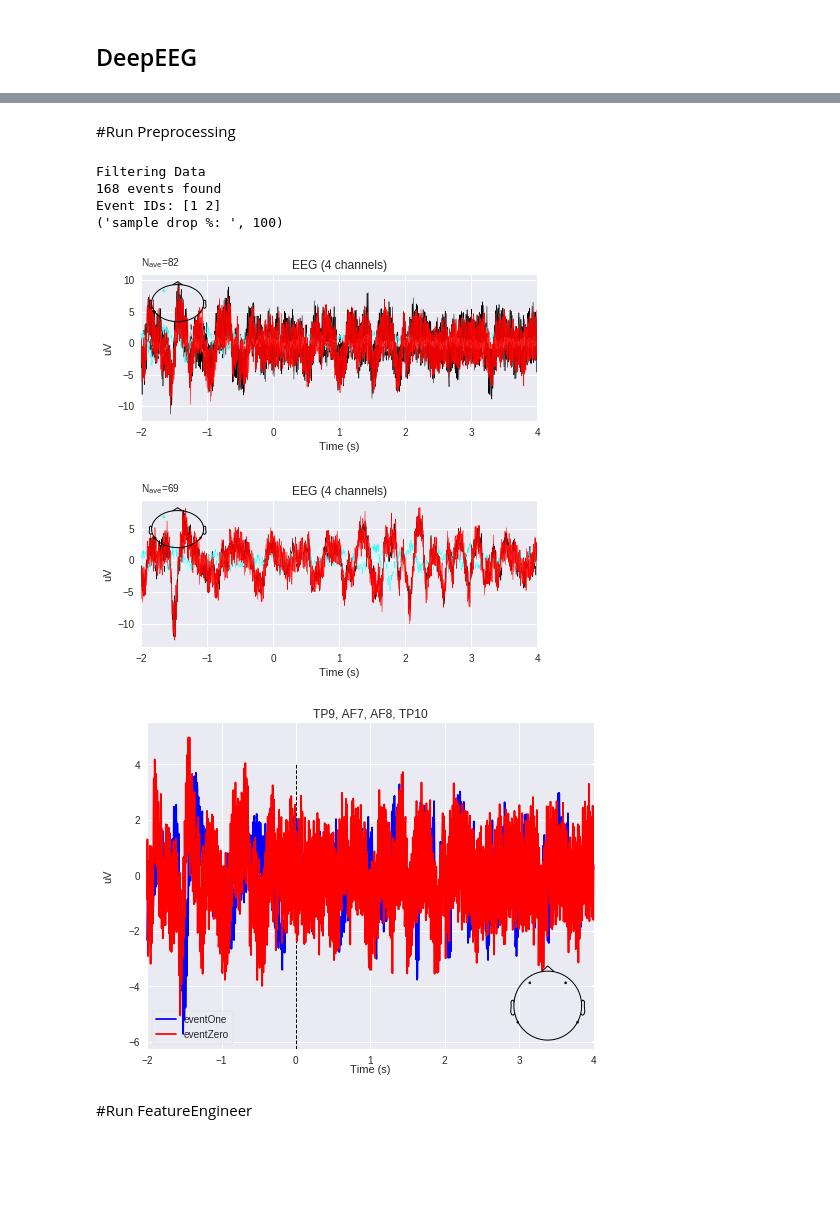
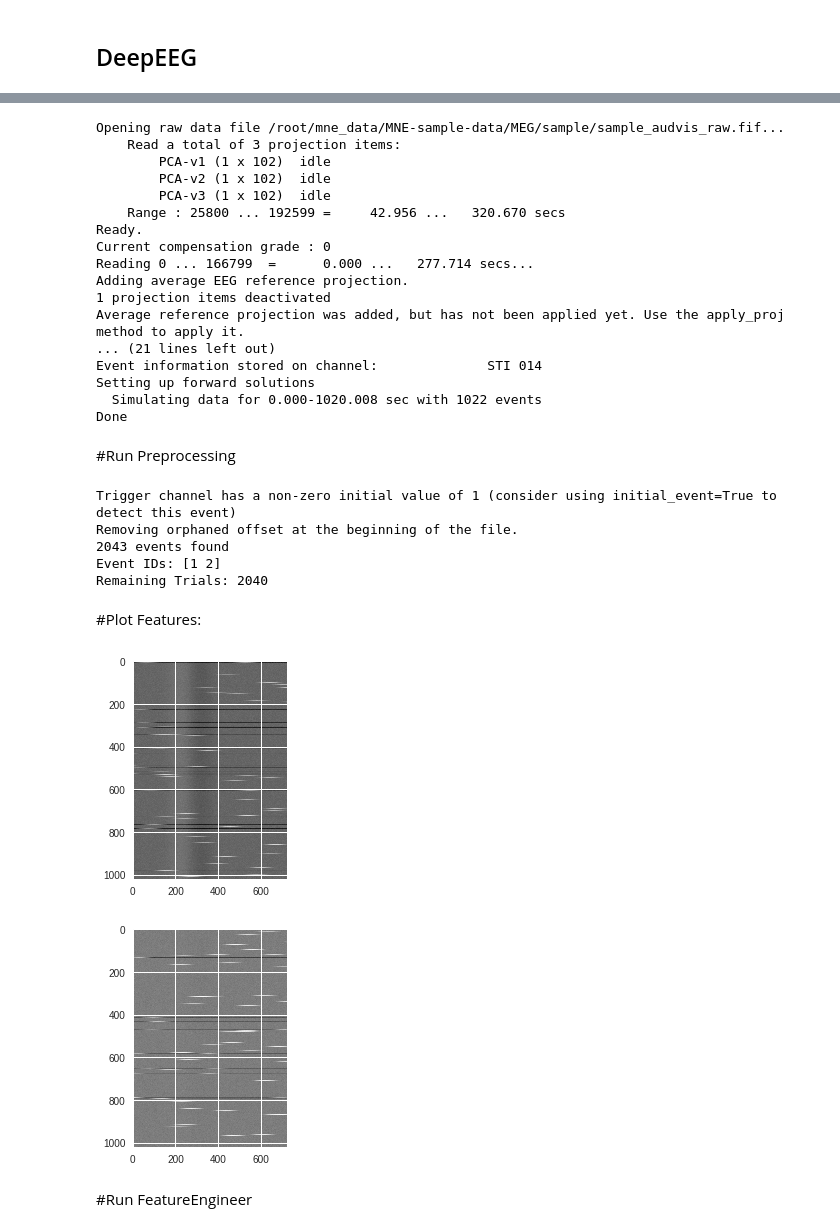
Before and after one commit to kylemath/DeepEEG, a Jupyter notebook: notebooks/DeepEEG_Sim.ipynb, the cells around one changed output, grey strips where cells are left out. Drawn from its saved outputs; the diff is of its cells as text; code cells hidden in the pictures; blank space fills up the shorter version.

```diff
--- a/notebooks/DeepEEG_Sim.ipynb
+++ b/notebooks/DeepEEG_Sim.ipynb
@@ -164,28 +35,42 @@ Ready.
+# %%
+raw,event_id = SimulateRaw(amp1 = 50, amp2 = 5, freq = 2., batch = 3)
+# %% [output]
+Opening raw data file /root/mne_data/MNE-sample-data/MEG/sample/sample_audvis_raw.fif...
+    Read a total of 3 projection items:
+        PCA-v1 (1 x 102)  idle
+        PCA-v2 (1 x 102)  idle
+        PCA-v3 (1 x 102)  idle
+    Range : 25800 ... 192599 =     42.956 ...   320.670 secs
+Ready.
+Current compensation grade : 0
+Reading 0 ... 166799  =      0.000 ...   277.714 secs...
+Adding average EEG reference projection.
+1 projection items deactivated
+Average reference projection was added, but has not been applied yet. Use the apply_proj method to apply it.
+... (21 lines left out)
+Event information stored on channel:              STI 014
+Setting up forward solutions
+  Simulating data for 0.000-1020.008 sec with 1022 events
+Done
 # %% [markdown]
 #Run Preprocessing
-# %%
-##Preprocessing Settings
-event_id = {event_names[1]: event_nums[1], event_names[0]: event_nums[0]} #create dict
-
-epochs = PreProcess(raw, event_id, rej_thresh_uV=10000,
-                    plot_psd=False,plot_events=False,plot_erp=True,
-                   epoch_time=(-2,4), baseline=(-2,-1))
-
-
-#plot_psd=False, filter_data=True,
-#eeg_filter_highpass=1, plot_events=False, ,
-# rej_thresh_uV=150,
-#epoch_decim=1, plot_electrodes=True,
-#plot_erp=True
-
-#keep epoch_decim=1 if using frequency_domain
-# %% [output]
-Filtering Data
-168 events found
-Event IDs: [1 2]
-('sample drop %: ', 100)
-[figure, removed]
-[figure, removed]
-[figure, removed]
+# %%
+epochs = PreProcess(raw, event_id,filter_data=False)
+# %% [output]
+Trigger channel has a non-zero initial value of 1 (consider using initial_event=True to detect this event)
+Removing orphaned offset at the beginning of the file.
+2043 events found
+Event IDs: [1 2]
+Remaining Trials: 2040
+# %% [markdown]
+#Plot Features:
+# %%
+pick = 33
+for event in event_id.keys():
+  fig = plt.imshow(epochs[event]._data[:,pick,:])
+  plt.show()
+# %% [output]
+[figure, added]
+[figure, added]
 # %% [markdown]
 #Run FeatureEngineer
```
Also changed, not shown: parts of 18 cells of this notebook.
